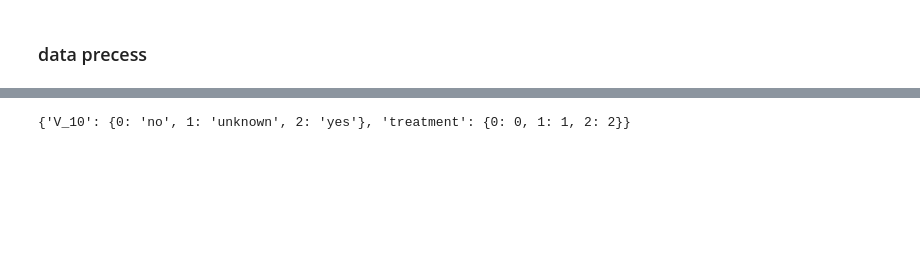
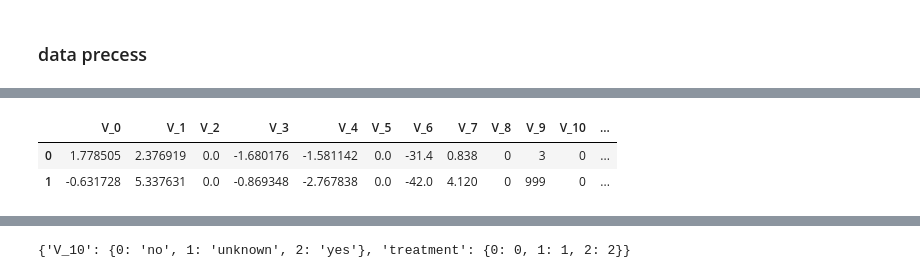
Before and after one commit to fuyazhou/causal-program, a Jupyter notebook: real_imprementation-LAST-因果推断模拟---整合.ipynb, the cells around one changed output, grey strips where cells are left out. Cells and saved outputs as stored; diff of their text form; code cells hidden in the pictures; blank space fills up the shorter version.

```diff
--- a/real_imprementation-LAST-因果推断模拟---整合.ipynb
+++ b/real_imprementation-LAST-因果推断模拟---整合.ipynb
@@ -55,21 +227,35 @@ mock data
 # %%
 train = pd.read_csv('train.csv')
 train = train[['V_0', 'V_1', 'V_2', 'V_3', 'V_4', 'V_5', 'V_6', 'V_7', 'V_8', 'V_9',
-              'V_10', 'treatment', 'outcome']]
-train['user_id']=train.index
+               'V_10', 'treatment', 'outcome']]
+train['user_id'] = train.index
 
-feature_columns=['V_0', 'V_1', 'V_2', 'V_3', 'V_4', 'V_5', 'V_6', 'V_7', 'V_8', 'V_9',
-       'V_10', 'treatment']
+feature_columns = ['V_0', 'V_1', 'V_2', 'V_3', 'V_4', 'V_5', 'V_6', 'V_7', 'V_8', 'V_9',
+                   'V_10', 'treatment']
 # treatment_columns_continuous=['V_6', 'V_7']
-treatment_columns_category=['V_10', 'treatment']
-treatment_columns_common=['V_6','treatment']
-treatment_change_value=0.2
+treatment_columns_category = ['V_10', 'treatment']
+treatment_columns_common = ['V_6', 'treatment']
+treatment_change_value = 0.2
+outcome_column = ["outcome"]
 
-outcome_column=["outcome"]
-treatment_columns_continuous={
-  "V_6": [None, 10, 1],
-  "V_7": [0.3, None, 0]
+treatment_columns_continuous = {
+    "V_6": [None, 10, 1],
+    "V_7": [0.3, None, 0]
 }
+train_data = train[0:30000]
+inference_data = train[30000:]
 
-train_data=train[0:30000]
-inference_data=train[30000:]
+
+userid_column = ["user_id"]
+
+treatment_change_value = 0.2
+
+target_data_path="test.json"
+
+treatment_columns_category_dict, inference_data, xgb, train_data = data_process(train_data, inference_data, feature_columns,
+                                                                    treatment_columns_category,
+                                                                    outcome_column)
+result, outcome_dp = inference(inference_data, treatment_columns_category_dict, xgb, feature_columns,
+                               treatment_columns_category, treatment_columns_common, treatment_change_value,
+                               treatment_columns_continuous,
+                               userid_column, target_data_path)
@@ -96,0 +280,6 @@ See the caveats in the documentation: https://pandas.pydata.org/pandas-docs/stab
+# %%
+train_data.head(2)
+# %% [output]
+|  | V_0 | V_1 | V_2 | V_3 | V_4 | V_5 | V_6 | V_7 | V_8 | V_9 | V_10 | ... |
+| 0 | 1.778505 | 2.376919 | 0.0 | -1.680176 | -1.581142 | 0.0 | -31.4 | 0.838 | 0 | 3 | 0 | ... |
+| 1 | -0.631728 | 5.337631 | 0.0 | -0.869348 | -2.767838 | 0.0 | -42.0 | 4.120 | 0 | 999 | 0 | ... |
```
Also changed, not shown: parts of 32 cells of this notebook, 4 other files.
